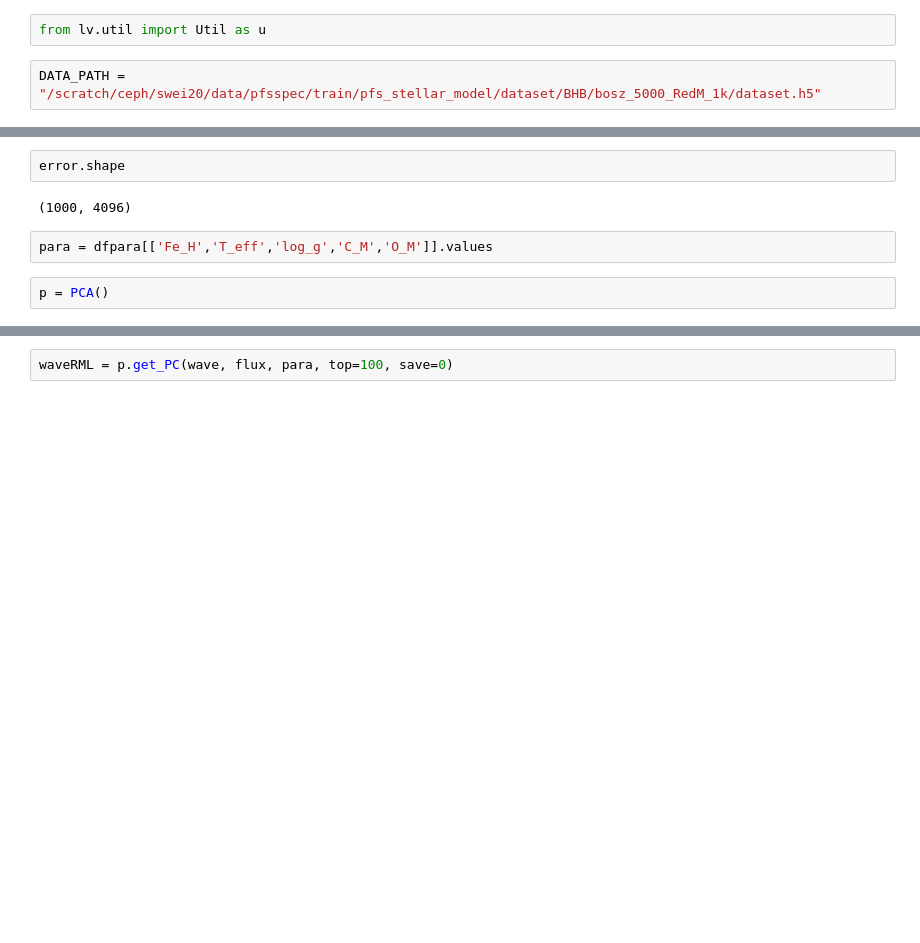
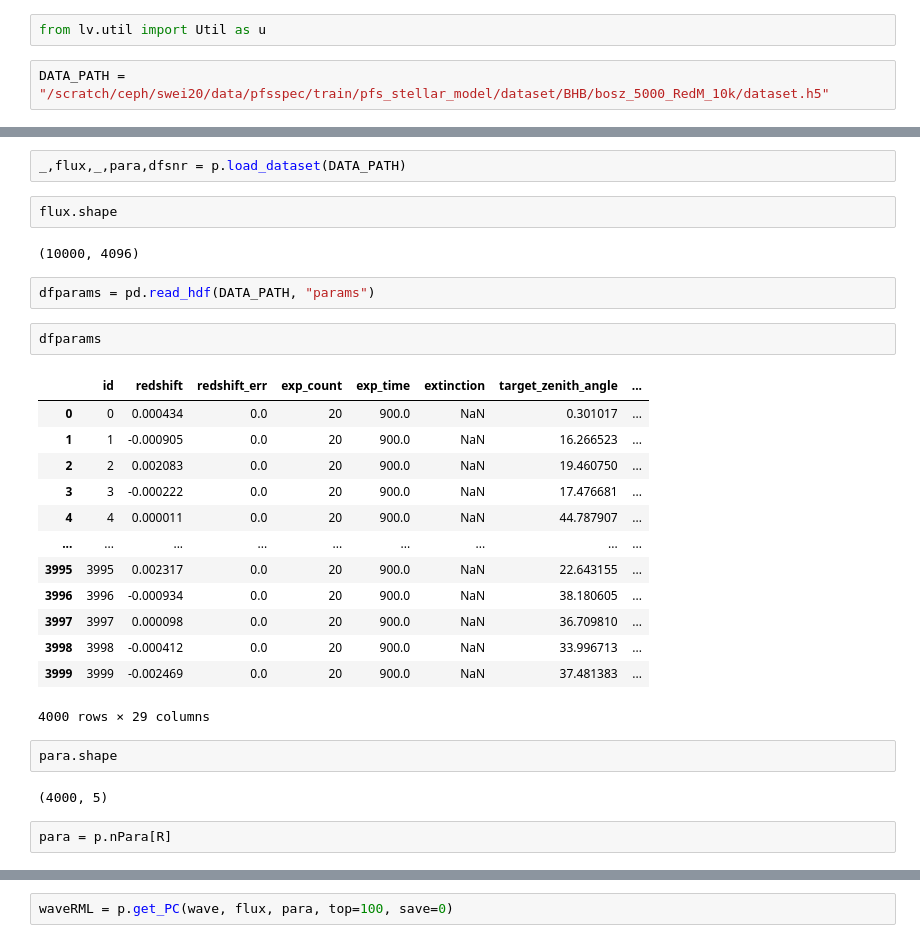
Before and after one commit to ViskaWei/LV, a Jupyter notebook: nb/RML_PCA.ipynb, the cells around one changed output, grey strips where cells are left out. Saved outputs shown, nothing was run; the diff lists cells and outputs as text; blank space fills up the shorter version.

```diff
--- a/nb/RML_PCA.ipynb
+++ b/nb/RML_PCA.ipynb
@@ -20,5 +20,5 @@ sys.path.insert(0, PROJECT_PATH)
 # %%
 from lv.util import Util as u
 # %%
-DATA_PATH = "/scratch/ceph/swei20/data/pfsspec/train/pfs_stellar_model/dataset/BHB/bosz_5000_RedM_1k/dataset.h5"
+DATA_PATH = "/scratch/ceph/swei20/data/pfsspec/train/pfs_stellar_model/dataset/BHB/bosz_5000_RedM_10k/dataset.h5"
 # %%
@@ -28,8 +38,30 @@ ModuleNotFoundError: No module named 'lv.pca.logPCA'; 'lv.pca' is not a package
+# %%
+_,flux,_,para,dfsnr = p.load_dataset(DATA_PATH)
 # %%
-error.shape
+flux.shape
 # %% [output]
-(1000, 4096)
+(10000, 4096)
-# %%
-para = dfpara[['Fe_H','T_eff','log_g','C_M','O_M']].values
-# %%
-p = PCA()
+# %%
+dfparams = pd.read_hdf(DATA_PATH, "params")
+# %%
+dfparams
+# %% [output]
+|  | id | redshift | redshift_err | exp_count | exp_time | extinction | target_zenith_angle | ... |
+| 0 | 0 | 0.000434 | 0.0 | 20 | 900.0 | NaN | 0.301017 | ... |
+| 1 | 1 | -0.000905 | 0.0 | 20 | 900.0 | NaN | 16.266523 | ... |
+| 2 | 2 | 0.002083 | 0.0 | 20 | 900.0 | NaN | 19.460750 | ... |
+| 3 | 3 | -0.000222 | 0.0 | 20 | 900.0 | NaN | 17.476681 | ... |
+| 4 | 4 | 0.000011 | 0.0 | 20 | 900.0 | NaN | 44.787907 | ... |
+| ... | ... | ... | ... | ... | ... | ... | ... | ... |
+| 3995 | 3995 | 0.002317 | 0.0 | 20 | 900.0 | NaN | 22.643155 | ... |
+| 3996 | 3996 | -0.000934 | 0.0 | 20 | 900.0 | NaN | 38.180605 | ... |
+| 3997 | 3997 | 0.000098 | 0.0 | 20 | 900.0 | NaN | 36.709810 | ... |
+| 3998 | 3998 | -0.000412 | 0.0 | 20 | 900.0 | NaN | 33.996713 | ... |
+| 3999 | 3999 | -0.002469 | 0.0 | 20 | 900.0 | NaN | 37.481383 | ... |
+4000 rows × 29 columns
+# %%
+para.shape
+# %% [output]
+(4000, 5)
+# %%
+para = p.nPara[R]
```
Also changed, not shown: parts of 19 cells of this notebook, 7 other files.
